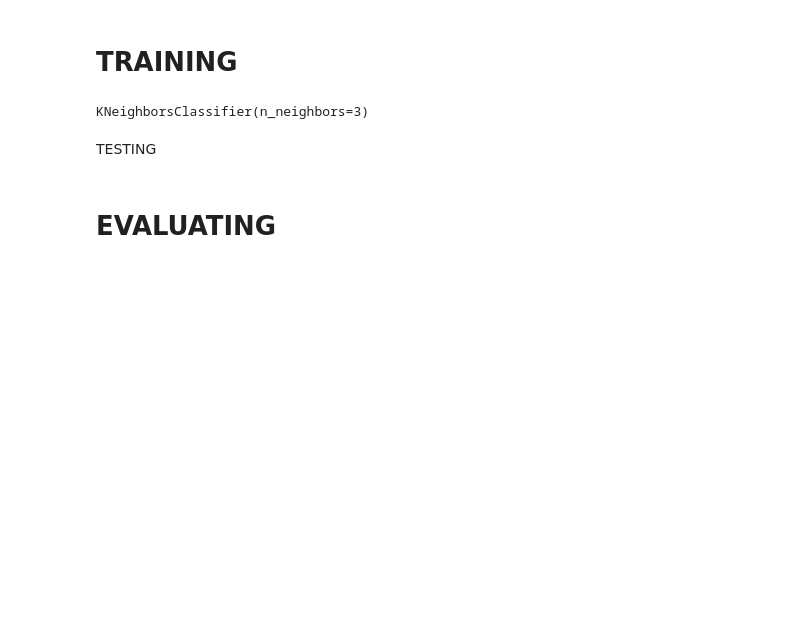
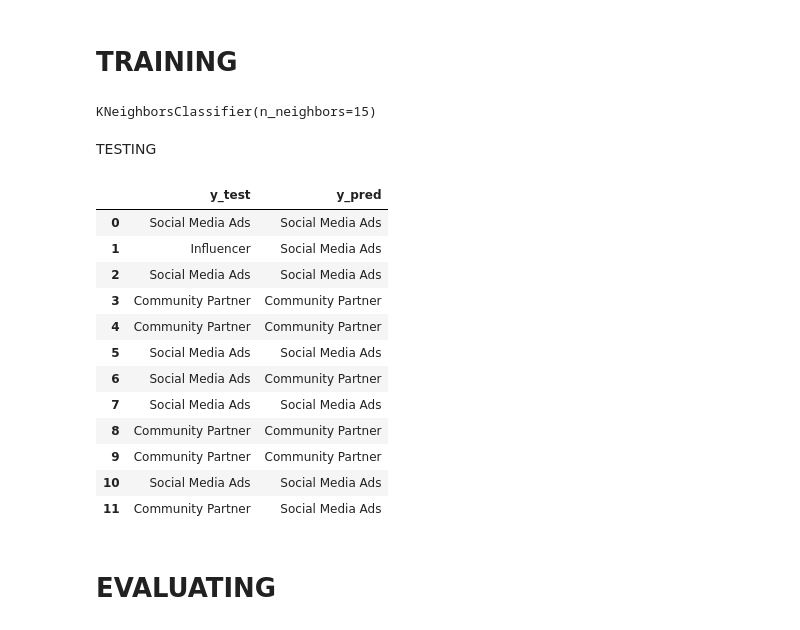
Before and after one commit to idzharulhuda13/BI---KNN, a Jupyter notebook: BI - KNN.ipynb, the cells around one changed output. Drawn from its saved outputs; the diff is of its cells as text; code cells hidden in the pictures; blank space fills up the shorter version.

```diff
--- a/BI - KNN.ipynb
+++ b/BI - KNN.ipynb
@@ -81,14 +103,31 @@ X_test = scaler.transform(X_test)
 # TRAINING
 # %%
 from sklearn.neighbors import KNeighborsClassifier
-classifier = KNeighborsClassifier(n_neighbors=3)
+classifier = KNeighborsClassifier(n_neighbors=15)
 classifier.fit(X_train, y_train)
 # %% [output]
-KNeighborsClassifier(n_neighbors=3)
+KNeighborsClassifier(n_neighbors=15)
 # %% [markdown]
 TESTING
 # %%
 y_pred = classifier.predict(X_test)
+# %%
+tab_y = pd.DataFrame({'y_test':y_test, 'y_pred':y_pred})
+tab_y
+# %% [output]
+|  | y_test | y_pred |
+| 0 | Social Media Ads | Social Media Ads |
+| 1 | Influencer | Social Media Ads |
+| 2 | Social Media Ads | Social Media Ads |
+| 3 | Community Partner | Community Partner |
+| 4 | Community Partner | Community Partner |
+| 5 | Social Media Ads | Social Media Ads |
+| 6 | Social Media Ads | Community Partner |
+| 7 | Social Media Ads | Social Media Ads |
+| 8 | Community Partner | Community Partner |
+| 9 | Community Partner | Community Partner |
+| 10 | Social Media Ads | Social Media Ads |
+| 11 | Community Partner | Social Media Ads |
 # %% [markdown]
 # EVALUATING
 # %%
```
Also changed, not shown: parts of 5 cells of this notebook.
